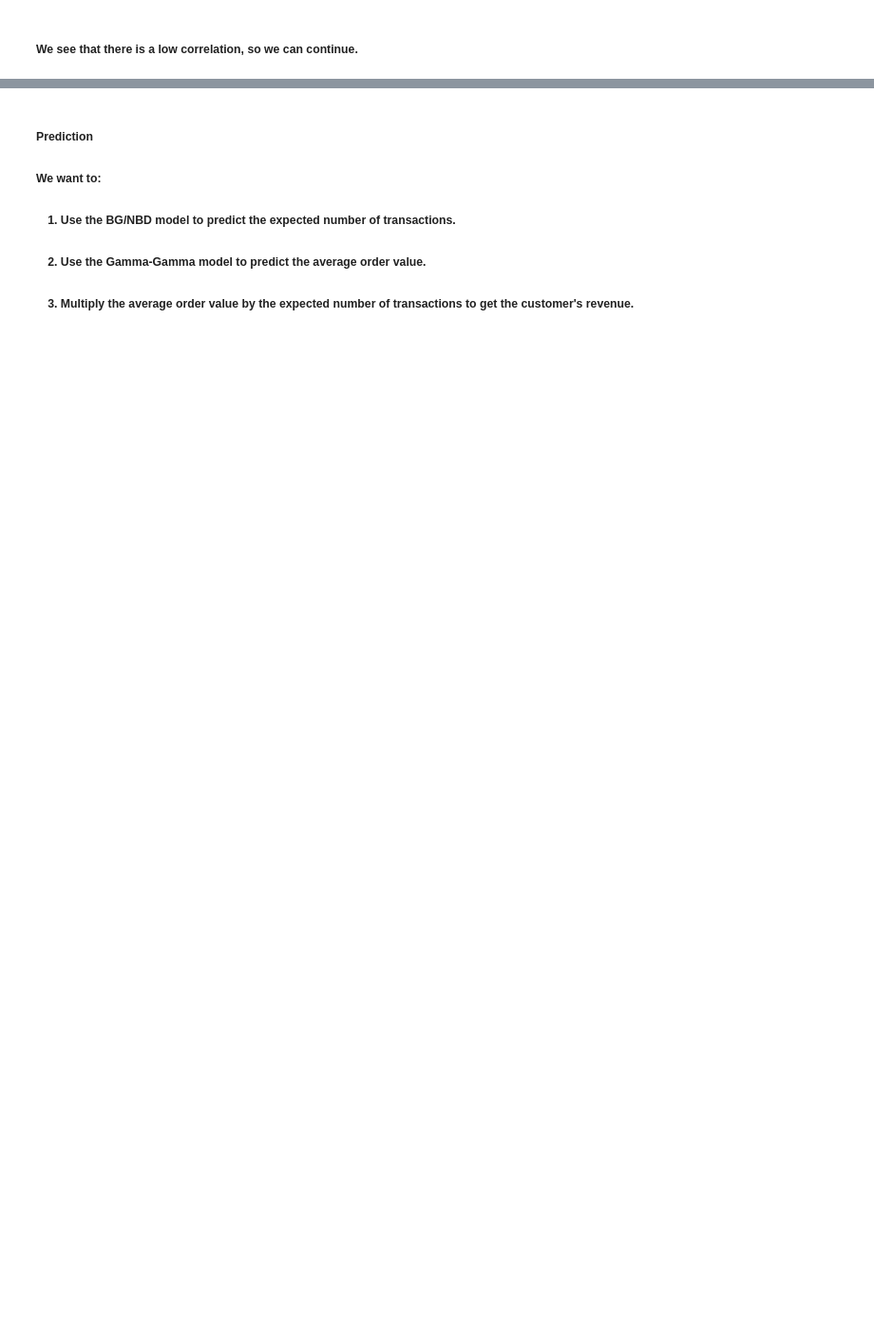
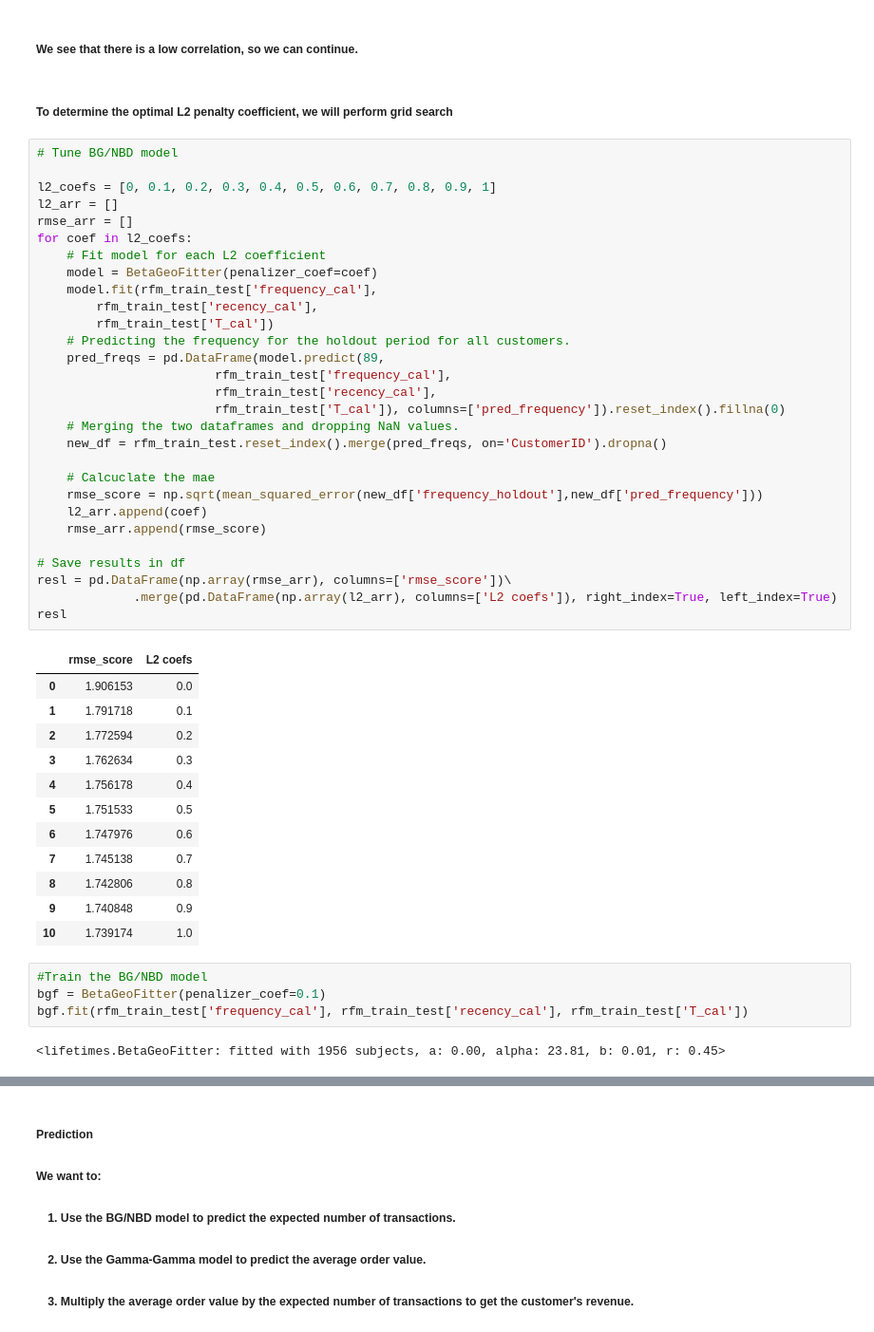
Before and after one commit to akshaygud1401/CLV1-Experiment, a Jupyter notebook: Experiment.ipynb, the cells around one changed output, grey strips where cells are left out. Shown at 95% size. Cells and saved outputs as stored; diff of their text form; blank space fills up the shorter version.

```diff
--- a/Experiment.ipynb
+++ b/Experiment.ipynb
@@ -150,2 +170,52 @@ frequency_cal                  0.15412        1.00000
 # %% [markdown]
 ##### We see that there is a low correlation, so we can continue.
+# %% [markdown]
+##### To determine the optimal L2 penalty coefficient, we will perform grid search
+# %%
+# Tune BG/NBD model
+
+l2_coefs = [0, 0.1, 0.2, 0.3, 0.4, 0.5, 0.6, 0.7, 0.8, 0.9, 1]
+l2_arr = []
+rmse_arr = []
+for coef in l2_coefs:
+    # Fit model for each L2 coefficient
+    model = BetaGeoFitter(penalizer_coef=coef)
+    model.fit(rfm_train_test['frequency_cal'],
+        rfm_train_test['recency_cal'],
+        rfm_train_test['T_cal'])
+    # Predicting the frequency for the holdout period for all customers.
+    pred_freqs = pd.DataFrame(model.predict(89,
+                        rfm_train_test['frequency_cal'],
+                        rfm_train_test['recency_cal'],
+                        rfm_train_test['T_cal']), columns=['pred_frequency']).reset_index().fillna(0)
+    # Merging the two dataframes and dropping NaN values.
+    new_df = rfm_train_test.reset_index().merge(pred_freqs, on='CustomerID').dropna()
+
+    # Calcuclate the mae
+    rmse_score = np.sqrt(mean_squared_error(new_df['frequency_holdout'],new_df['pred_frequency']))
+    l2_arr.append(coef)
+    rmse_arr.append(rmse_score)
+
+# Save results in df
+resl = pd.DataFrame(np.array(rmse_arr), columns=['rmse_score'])\
+             .merge(pd.DataFrame(np.array(l2_arr), columns=['L2 coefs']), right_index=True, left_index=True)
+resl
+# %% [output]
+|  | rmse_score | L2 coefs |
+| 0 | 1.906153 | 0.0 |
+| 1 | 1.791718 | 0.1 |
+| 2 | 1.772594 | 0.2 |
+| 3 | 1.762634 | 0.3 |
+| 4 | 1.756178 | 0.4 |
+| 5 | 1.751533 | 0.5 |
+| 6 | 1.747976 | 0.6 |
+| 7 | 1.745138 | 0.7 |
+| 8 | 1.742806 | 0.8 |
+| 9 | 1.740848 | 0.9 |
+| 10 | 1.739174 | 1.0 |
+# %%
+#Train the BG/NBD model
+bgf = BetaGeoFitter(penalizer_coef=0.1)
+bgf.fit(rfm_train_test['frequency_cal'], rfm_train_test['recency_cal'], rfm_train_test['T_cal'])
+# %% [output]
+<lifetimes.BetaGeoFitter: fitted with 1956 subjects, a: 0.00, alpha: 23.81, b: 0.01, r: 0.45>
```
Also changed, not shown: parts of 15 cells of this notebook, 2 other files.
